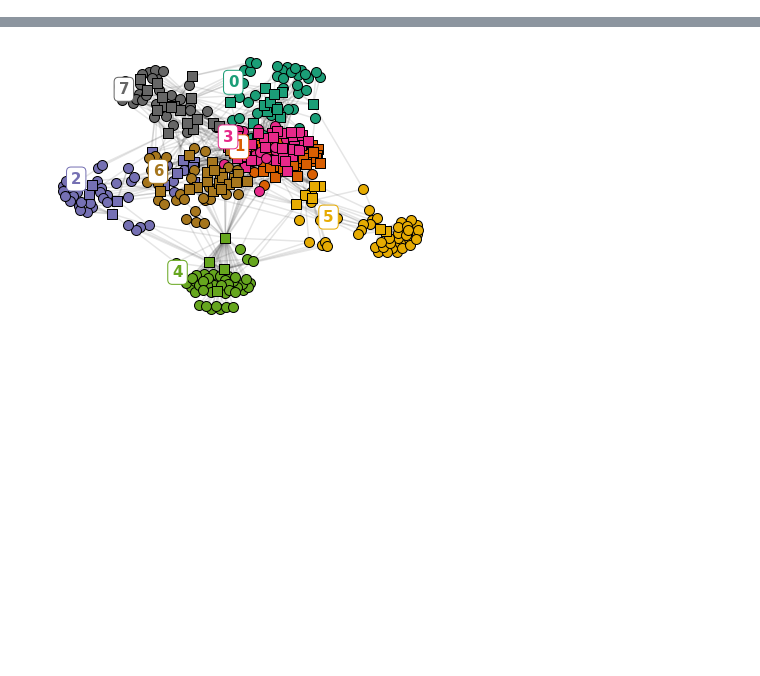
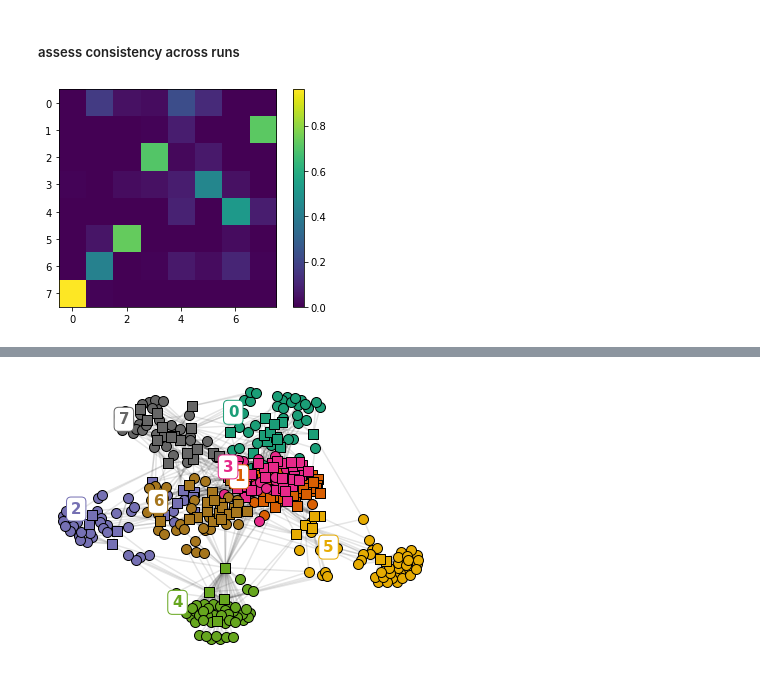
Before and after one commit to djunamay/ABCA7lof2, a Jupyter notebook: 10-KL_clusters.ipynb, the cells around one changed output, grey strips where cells are left out. Drawn from its saved outputs; the diff is of its cells as text; code cells hidden in the pictures; blank space fills up the shorter version.

```diff
--- a/10-KL_clusters.ipynb
+++ b/10-KL_clusters.ipynb
@@ -62,0 +111,43 @@ frame.columns = ['cluster', 'description', 'is_gene']
+# %% [markdown]
+##### assess consistency across runs
+# %%
+# assign the clusters
+from tqdm import tqdm
+
+C = 0
+KL_modified = True
+random_labels = True
+unweighted = True
+
+N=1000
+loss = np.empty(N)
+clusters = np.empty((N,np.sum(mat_sub.shape)))
+
+for i in tqdm(range(N)):
+    frame, loss_temp = get_kernighan_lin_clusters(None, 50, C, KL_modified, random_labels, unweighted, seed=i, no_progress=True, mat=mat_sub)
+    frame.columns = ['cluster', 'description', 'is_gene']
+    clusters[i] = np.array(frame['cluster'])
+    loss[i] = loss_temp
+# %%
+@nb.njit(parallel=True)
+def compute_jaccard_all_clust(arr1, arr2):
+    N = len(np.unique(arr1))
+    out = np.empty(shape=(N,N))
+    for i in nb.prange(N):
+        for j in nb.prange(N):
+            i_0 = (arr1==i)#.astype(int)
+            j_0 = (arr2==j)#.astype(int)
+            out[i,j] = compute_jaccard(i_0, j_0)
+    return out
+# %%
+temp = compute_jaccard_all_clust(clusters[5], clusters[1])
+T = temp
+embedding = SpectralEmbedding(n_components=1, affinity='precomputed')
+embedding = embedding.fit_transform(1-T)
+
+o = np.argsort(embedding.ravel())
+plt.imshow(T[o][:,o], cmap='viridis')#, vmax=0, vmin=-230)
+plt.colorbar()
+plt.savefig('./pdf_figures/example1.pdf')
+# %% [output]
+[figure, added]
```
Also changed, not shown: parts of 22 cells of this notebook, 1 other file.
